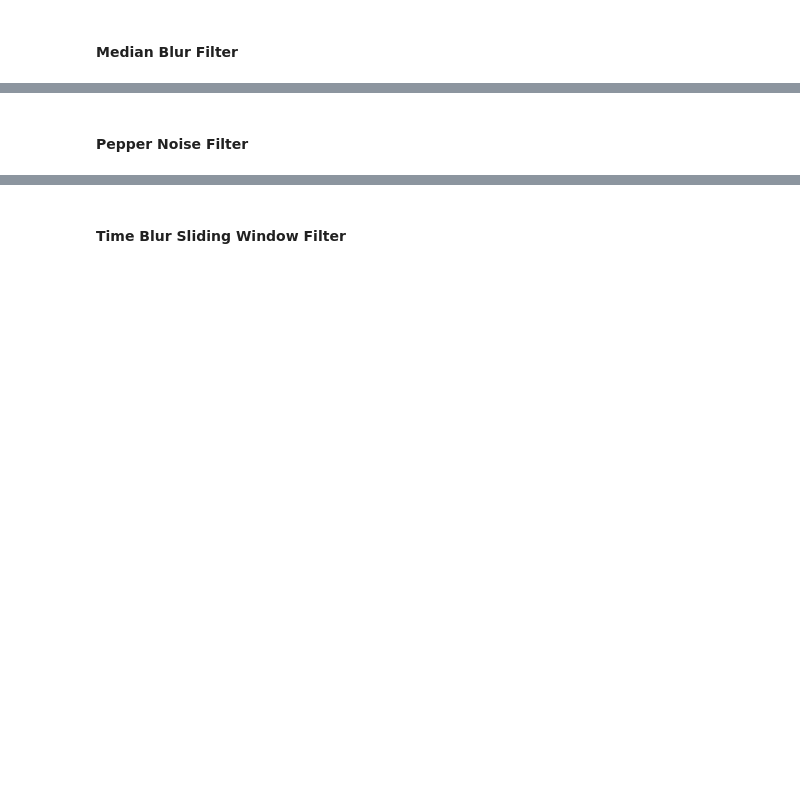
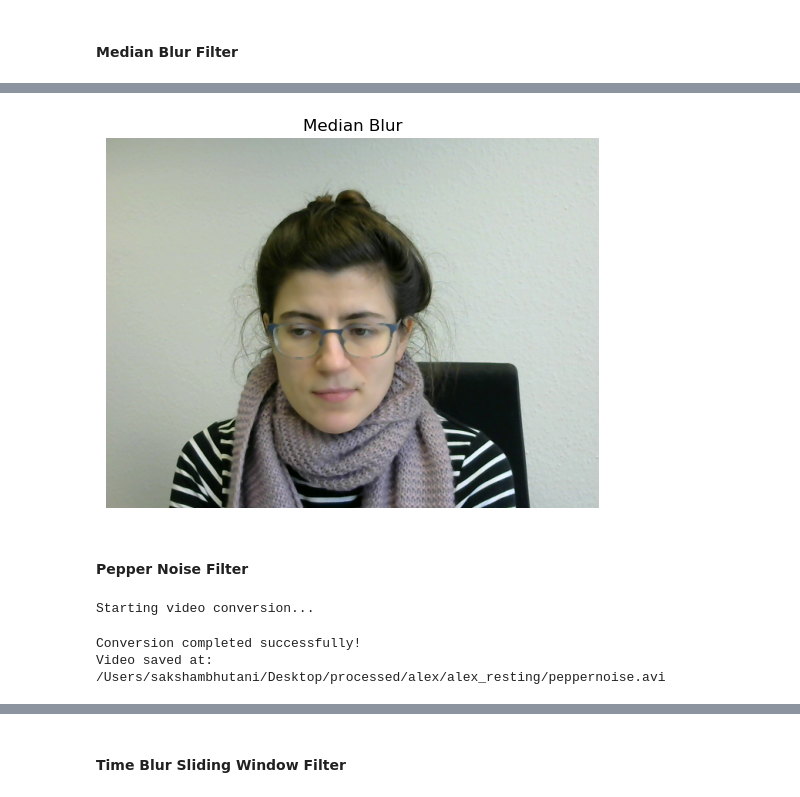
Before and after one commit to saksham2001/rPPG-removal, a Jupyter notebook: pyRemoval_Demo.ipynb, the cells around one changed output, grey strips where cells are left out. Saved outputs shown, nothing was run; the diff lists cells and outputs as text; code cells hidden in the pictures; blank space fills up the shorter version.

```diff
--- a/pyRemoval_Demo.ipynb
+++ b/pyRemoval_Demo.ipynb
@@ -22,5 +61,8 @@ filter_func = medianblur
 filter_temporal = False
 filter_params = {'kernel_size': 5}
 
+# Define output path
+output_path = '/Users/sakshambhutani/Desktop/processed/alex/alex_resting/medianblur.avi'
+
 # Apply filter
-apply_filter(input_path, output_path, filter_func, filter_temporal, roi_func, filter_params)
+apply_filter(input_path, output_path, filter_func, filter_temporal, roi_func, filter_params, notebook_mode=True)
@@ -27,9 +74,21 @@ apply_filter(input_path, output_path, filter_func, filter_temporal, roi_func, fi
+# %%
+display_frame_from_video(output_path, title='Median Blur')
+# %% [output]
+[figure, added]
 # %% [markdown]
 #### Pepper Noise Filter
 # %%
 # Define filter and filter parameters (no parameters in this case)
 filter_func = peppernoise
 filter_temporal = False
+filter_params = {'amount': 0.05}
+
+# path to store the processed video
+output_path = '/Users/sakshambhutani/Desktop/processed/alex/alex_resting/peppernoise.avi'
 
 # Apply filter
-apply_filter(input_path, output_path, filter_func, filter_temporal, roi_func)
+apply_filter(input_path, output_path, filter_func, filter_temporal, roi_func, filter_params, notebook_mode=True)
+# %% [output]
+Starting video conversion...
+Conversion completed successfully!
+Video saved at: /Users/sakshambhutani/Desktop/processed/alex/alex_resting/peppernoise.avi
```
Also changed, not shown: parts of 42 cells of this notebook, 2 other files.
